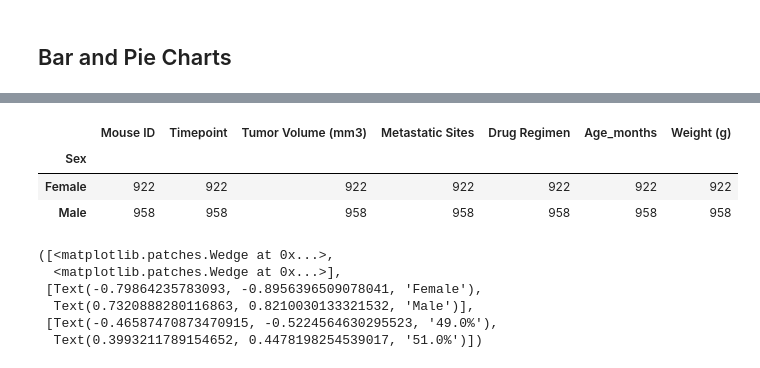
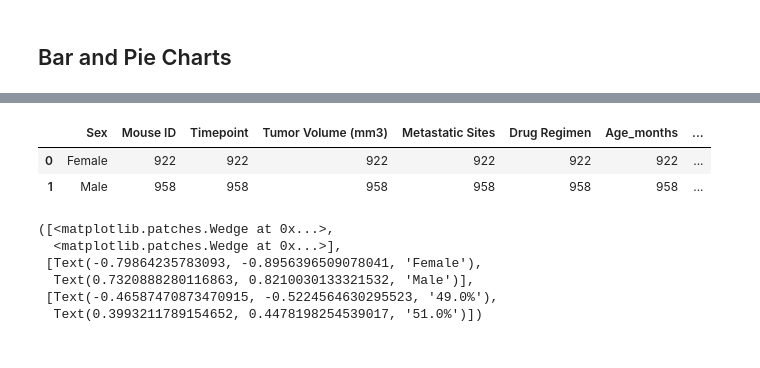
Before and after one commit to PamFernandez/matplotlib-challenge, a Jupyter notebook: pymaceuticals_starter (1).ipynb, the cells around one changed output, grey strips where cells are left out. Drawn from its saved outputs; the diff is of its cells as text; code cells hidden in the pictures.

```diff
--- a/pymaceuticals_starter (1).ipynb
+++ b/pymaceuticals_starter (1).ipynb
@@ -177,13 +177,12 @@ timepoint_count_df
 # Generate a bar plot showing the total number of timepoints for all mice tested for each drug regimen using pyplot.
 # %%
 # Generate a pie plot showing the distribution of female versus male mice using Pandas
-gender_df = clean_df.groupby('Sex')
+gender_df = clean_df.groupby('Sex', as_index=False)
 gender_df.count()
 # %% [output]
-|  | Mouse ID | Timepoint | Tumor Volume (mm3) | Metastatic Sites | Drug Regimen | Age_months | Weight (g) |
-| Sex |  |  |  |  |  |  |  |
-| Female | 922 | 922 | 922 | 922 | 922 | 922 | 922 |
-| Male | 958 | 958 | 958 | 958 | 958 | 958 | 958 |
+|  | Sex | Mouse ID | Timepoint | Tumor Volume (mm3) | Metastatic Sites | Drug Regimen | Age_months | ... |
+| 0 | Female | 922 | 922 | 922 | 922 | 922 | 922 | ... |
+| 1 | Male | 958 | 958 | 958 | 958 | 958 | 958 | ... |
 # %%
 # Labels for the sections of our pie chart
 labels = ["Female", "Male"]
```
Also changed, not shown: parts of 5 cells of this notebook.
